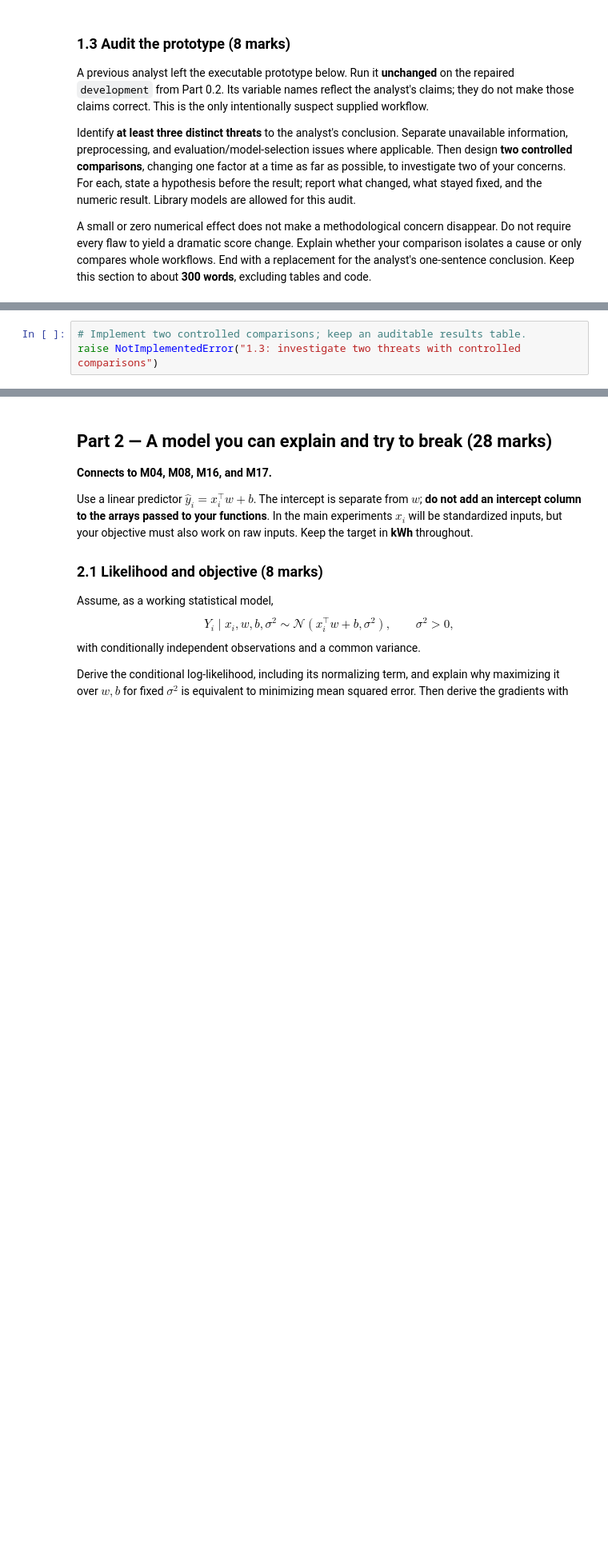
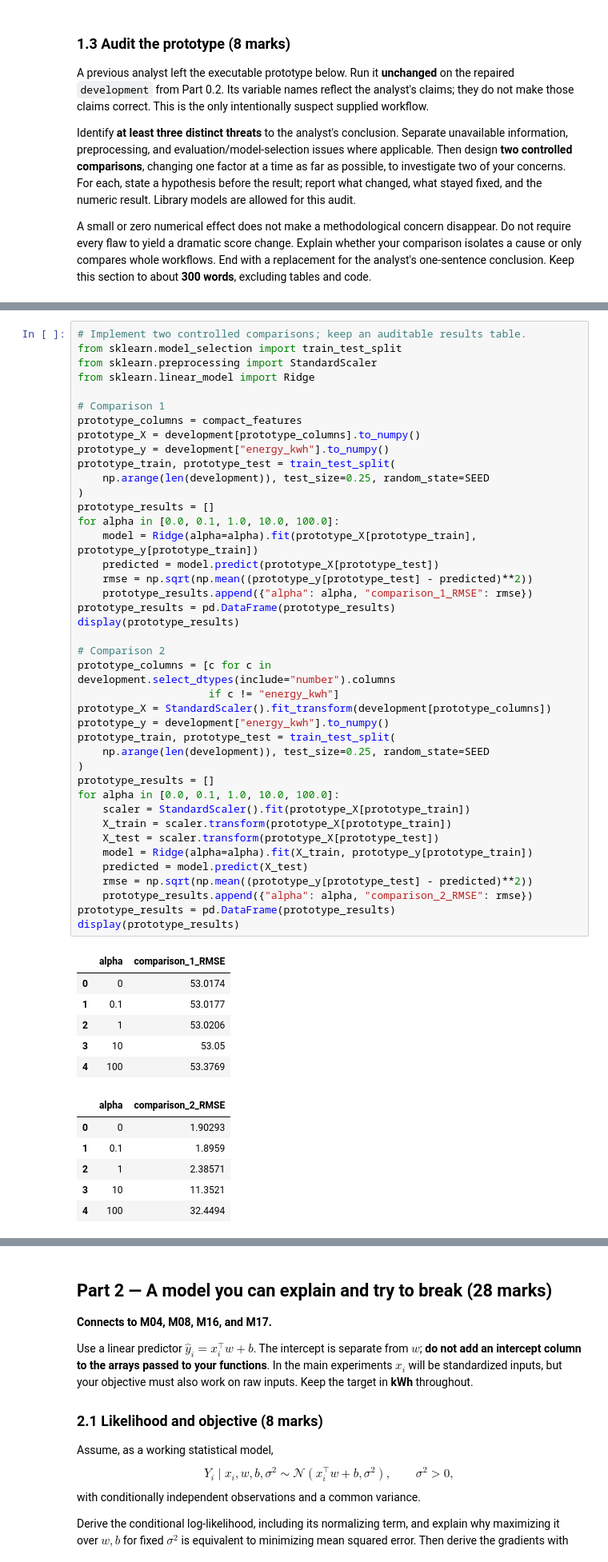
Before and after one commit to kaippatel/3151-A1, a Jupyter notebook: CSCI3151_A1.ipynb, the cells around one changed output, grey strips where cells are left out. Shown at 80% size. Saved outputs shown, nothing was run; the diff lists cells and outputs as text; blank space fills up the shorter version.

```diff
--- a/CSCI3151_A1.ipynb
+++ b/CSCI3151_A1.ipynb
@@ -305,6 +387,57 @@ Write the hypotheses and controlled-comparison plans before running your experim
 # %%
 # Implement two controlled comparisons; keep an auditable results table.
-raise NotImplementedError("1.3: investigate two threats with controlled comparisons")
+from sklearn.model_selection import train_test_split
+from sklearn.preprocessing import StandardScaler
+from sklearn.linear_model import Ridge
+
+# Comparison 1
+prototype_columns = compact_features
+prototype_X = development[prototype_columns].to_numpy()
+prototype_y = development["energy_kwh"].to_numpy()
+prototype_train, prototype_test = train_test_split(
+    np.arange(len(development)), test_size=0.25, random_state=SEED
+)
+prototype_results = []
+for alpha in [0.0, 0.1, 1.0, 10.0, 100.0]:
+    model = Ridge(alpha=alpha).fit(prototype_X[prototype_train], prototype_y[prototype_train])
+    predicted = model.predict(prototype_X[prototype_test])
+    rmse = np.sqrt(np.mean((prototype_y[prototype_test] - predicted)**2))
+    prototype_results.append({"alpha": alpha, "comparison_1_RMSE": rmse})
+prototype_results = pd.DataFrame(prototype_results)
+display(prototype_results)
+
+# Comparison 2
+prototype_columns = [c for c in development.select_dtypes(include="number").columns
+                     if c != "energy_kwh"]
+prototype_X = StandardScaler().fit_transform(development[prototype_columns])
+prototype_y = development["energy_kwh"].to_numpy()
+prototype_train, prototype_test = train_test_split(
+    np.arange(len(development)), test_size=0.25, random_state=SEED
+)
+prototype_results = []
+for alpha in [0.0, 0.1, 1.0, 10.0, 100.0]:
+    scaler = StandardScaler().fit(prototype_X[prototype_train])
+    X_train = scaler.transform(prototype_X[prototype_train])
+    X_test = scaler.transform(prototype_X[prototype_test])
+    model = Ridge(alpha=alpha).fit(X_train, prototype_y[prototype_train])
+    predicted = model.predict(X_test)
+    rmse = np.sqrt(np.mean((prototype_y[prototype_test] - predicted)**2))
+    prototype_results.append({"alpha": alpha, "comparison_2_RMSE": rmse})
+prototype_results = pd.DataFrame(prototype_results)
+display(prototype_results)
+# %% [output]
+|  | alpha | comparison_1_RMSE |
+| 0 | 0 | 53.0174 |
+| 1 | 0.1 | 53.0177 |
+| 2 | 1 | 53.0206 |
+| 3 | 10 | 53.05 |
+| 4 | 100 | 53.3769 |
+|  | alpha | comparison_2_RMSE |
+| 0 | 0 | 1.90293 |
+| 1 | 0.1 | 1.8959 |
+| 2 | 1 | 2.38571 |
+| 3 | 10 | 11.3521 |
+| 4 | 100 | 32.4494 |
 # %% [markdown]
 **Your answer — 1.3 — interpretation**
 
```
Also changed, not shown: parts of 7 cells of this notebook.
